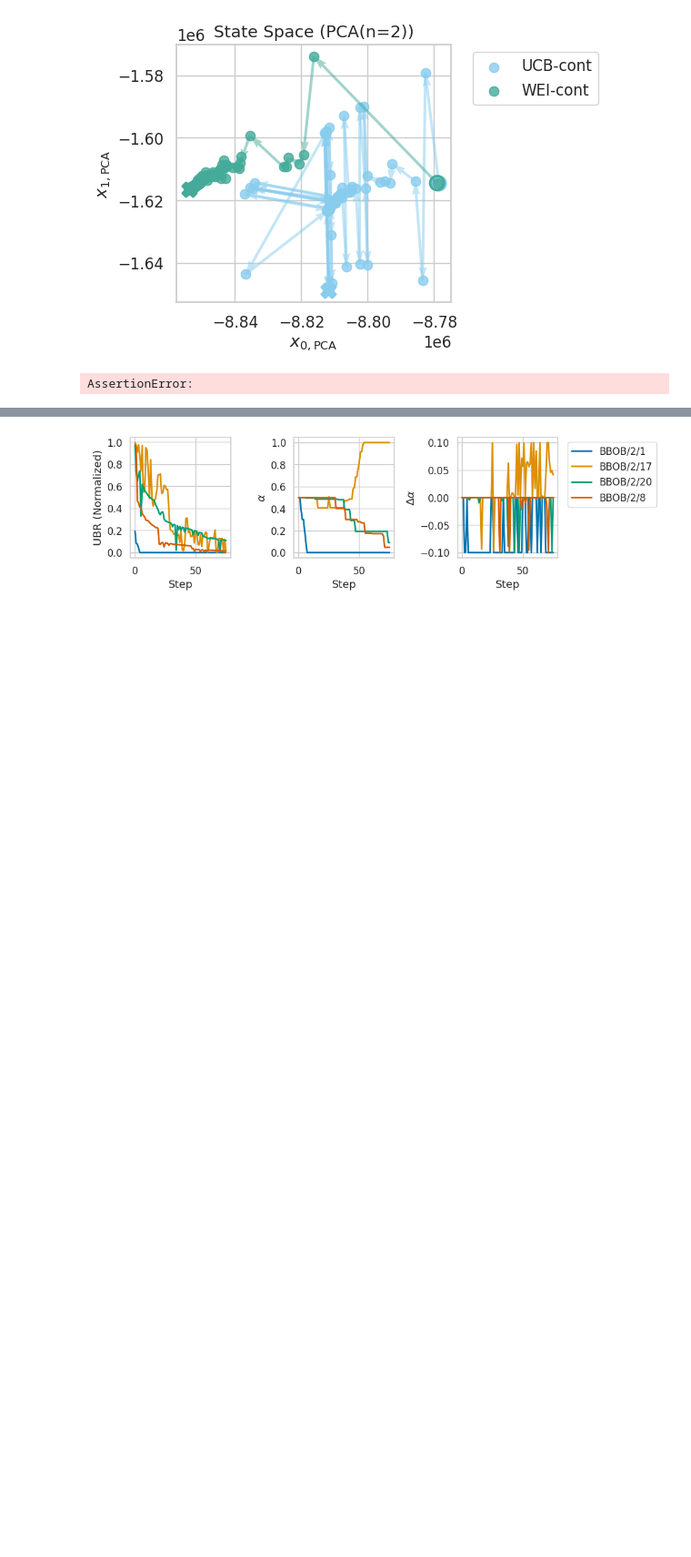
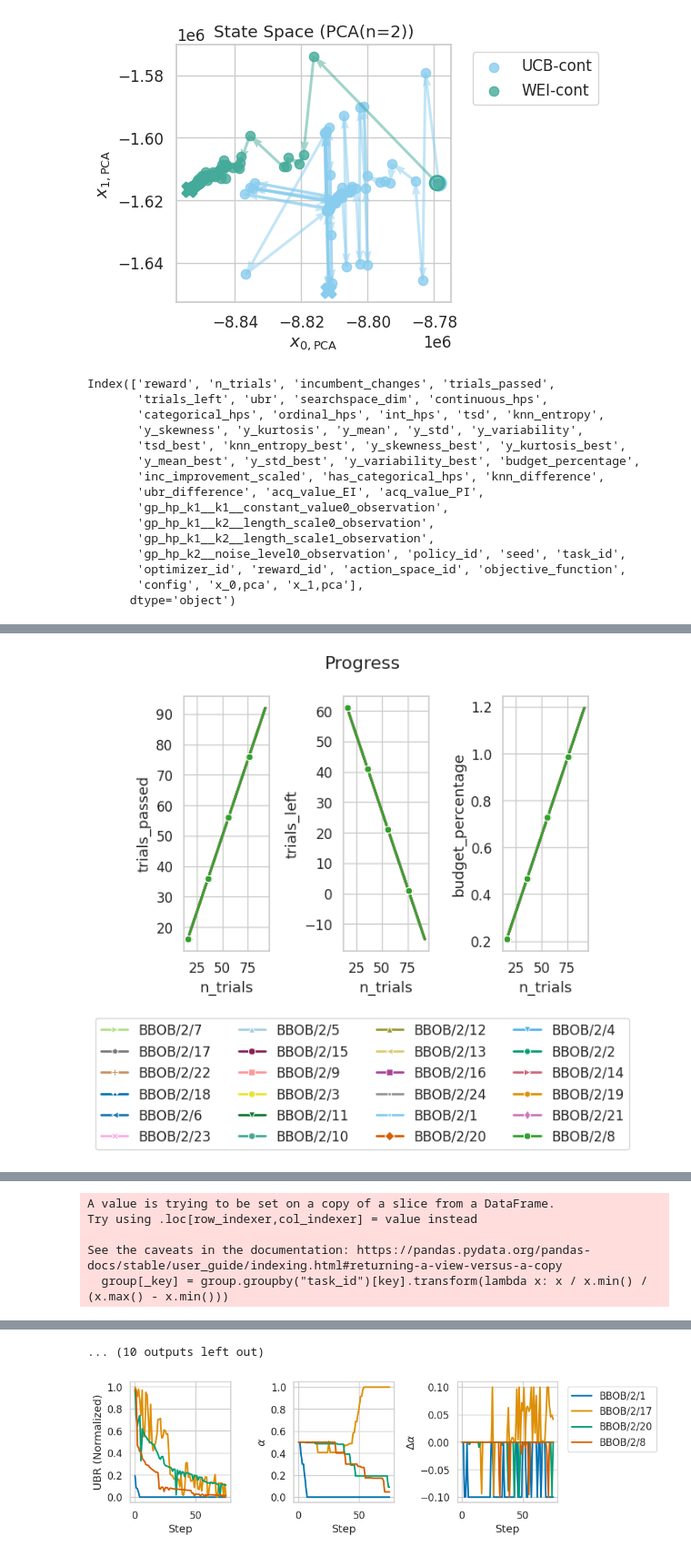
Before and after one commit to automl-private/dacboenv, a Jupyter notebook: notebooks/inspect_state_space.ipynb, the cells around one changed output, grey strips where cells are left out. Shown at 91% size. Cells and saved outputs as stored; diff of their text form; code cells hidden in the pictures; blank space fills up the shorter version.

```diff
--- a/notebooks/inspect_state_space.ipynb
+++ b/notebooks/inspect_state_space.ipynb
@@ -299,7 +299,7 @@ keys_search_space = [
     "int_hps",
     "has_categorical_hps"
 ]
-assert len(obs_keys) == len(keys_progress + keys_search_space + keys_model + keys_xhist + keys_yhist + keys_gp)
+# assert len(obs_keys) == len(keys_progress + keys_search_space + keys_model + keys_xhist + keys_yhist + keys_gp)
 
 def plot_states(group, keys, title, cols_max=4):
     ncols = min(cols_max, len(keys))
@@ -313,11 +313,15 @@ def plot_states(group, keys, title, cols_max=4):
     palette = get_color_palette(optimizers=task_ids)
     marker_palette = get_marker_palette(optimizers=task_ids)
     for i, key in enumerate(keys):
+        _key = key
+        if key in ["ubr", "y_mean", "y_mean_best", "y_std", "y_std_best"]:
+            _key = key + " (norm)"
+            group[_key] = group.groupby("task_id")[key].transform(lambda x: x / x.min() / (x.max() - x.min()))
         ax = axes.flat[i]
         ax = sns.lineplot(
             data=group,
             x="n_trials",
-            y=key,
+            y=_key,
             hue="task_id",
             palette=palette,
             ax=ax,
@@ -351,4 +355,18 @@ plot_states(group, keys_xhist, "History ($\\Lambda$)", cols_max=cols_max)
 plot_states(group, keys_yhist, "History ($\\mathcal{O}$)", cols_max=cols_max)
 plot_states(group, keys_gp, "GP HPs", cols_max=cols_max)
 # %% [output]
-AssertionError:
+Index(['reward', 'n_trials', 'incumbent_changes', 'trials_passed',
+       'trials_left', 'ubr', 'searchspace_dim', 'continuous_hps',
+       'categorical_hps', 'ordinal_hps', 'int_hps', 'tsd', 'knn_entropy',
+       'y_skewness', 'y_kurtosis', 'y_mean', 'y_std', 'y_variability',
+       'tsd_best', 'knn_entropy_best', 'y_skewness_best', 'y_kurtosis_best',
+       'y_mean_best', 'y_std_best', 'y_variability_best', 'budget_percentage',
+       'inc_improvement_scaled', 'has_categorical_hps', 'knn_difference',
+       'ubr_difference', 'acq_value_EI', 'acq_value_PI',
+       'gp_hp_k1__k1__constant_value0_observation',
+       'gp_hp_k1__k2__length_scale0_observation',
+       'gp_hp_k1__k2__length_scale1_observation',
+       'gp_hp_k2__noise_level0_observation', 'policy_id', 'seed', 'task_id',
+       'optimizer_id', 'reward_id', 'action_space_id', 'objective_function',
+       'config', 'x_0,pca', 'x_1,pca'],
+      dtype='object')
@@ -354,0 +374 @@ AssertionError:
+[figure, added]
@@ -354,0 +376,5 @@ AssertionError:
+A value is trying to be set on a copy of a slice from a DataFrame.
+Try using .loc[row_indexer,col_indexer] = value instead
+
+See the caveats in the documentation: https://pandas.pydata.org/pandas-docs/stable/user_guide/indexing.html#returning-a-view-versus-a-copy
+  group[_key] = group.groupby("task_id")[key].transform(lambda x: x / x.min() / (x.max() - x.min()))
@@ -355,3 +407,4 @@ AssertionError:
+... (10 outputs left out)
 # %%
 import numpy as np
 import matplotlib.pyplot as plt
```
Also changed, not shown: parts of 2 cells of this notebook, 3 other files.
